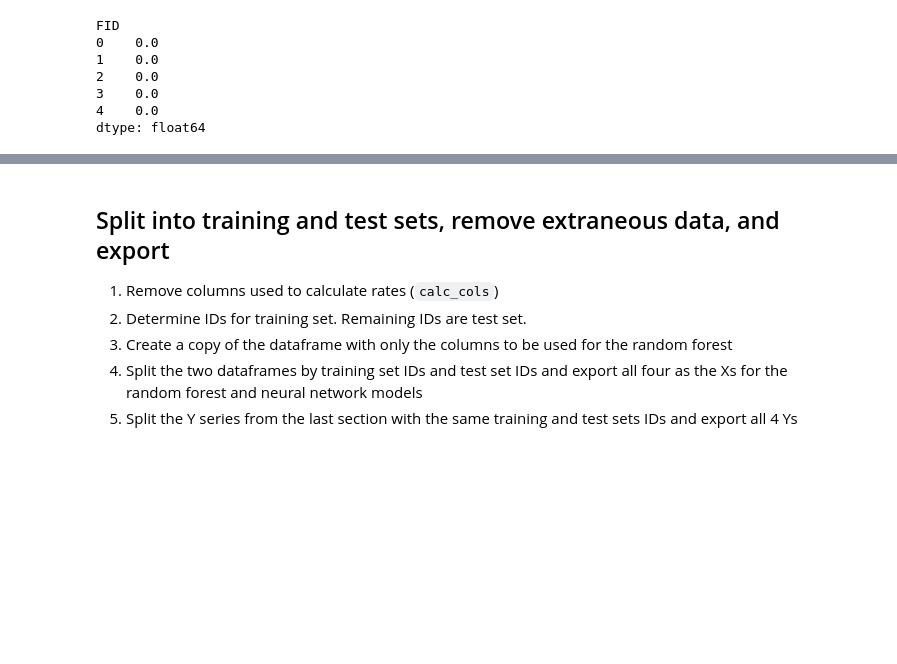
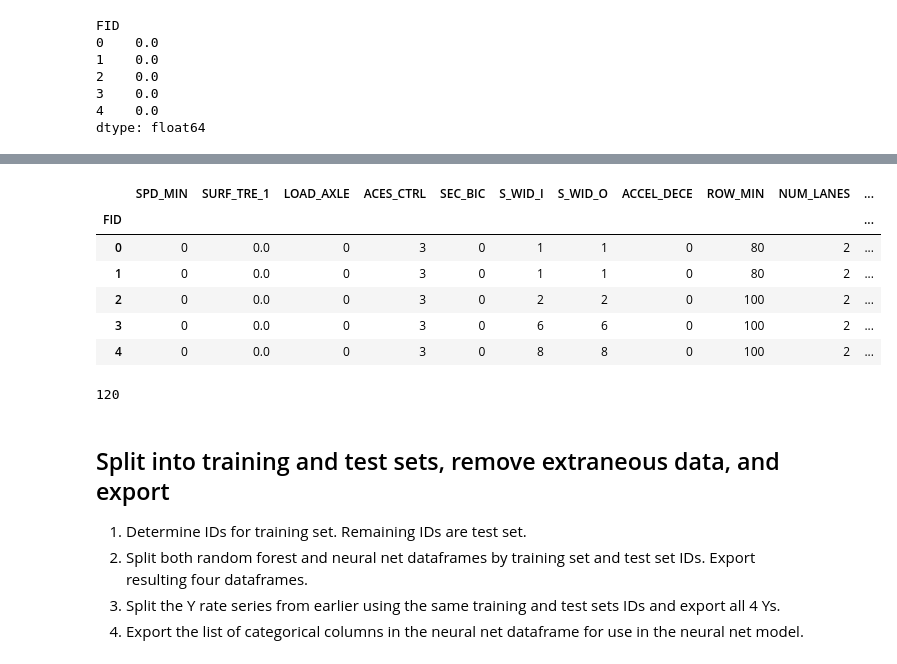
Before and after one commit to CarlinLiao/CrashByInfra, a Jupyter notebook: 1 data processing.ipynb, the cells around one changed output, grey strips where cells are left out. Saved outputs shown, nothing was run; the diff lists cells and outputs as text; code cells hidden in the pictures; blank space fills up the shorter version.

```diff
--- a/1 data processing.ipynb
+++ b/1 data processing.ipynb
@@ -209,6 +219,3 @@ df['ALT_SPD__1'].notnull().sum()
 5
 # %% [markdown]
 Again, we don't seem to get much information by including it (especially since we took `ALT_SPD_LM` out), so let's take it out of our analysis too.
-# %%
-df.drop('ALT_SPD__1', axis=1, inplace=True)
-keep_rf.remove('ALT_SPD__1')
@@ -275,3 +283,0 @@ Mainly we need to decide whether we want to keep this column with a lot of unkno
-# %%
-df['RT_TURN_LA'] = df['RT_TURN_LA'].fillna(0)
-df['RT_TURN_LA'].unique()
@@ -294,3 +299,0 @@ Just like before, a `NaN` should imply that either left turns are not permitted
-# %%
-df['LT_TURN_LA'] = df['LT_TURN_LA'].fillna(0)
-df['LT_TURN_LA'].unique()
@@ -352,17 +350,0 @@ Our random forest library requires that we convert categorical columns into seve
-# %%
-for col in to_one_hot:
-    if col in df.columns:
-        # make the one-hot columns
-        hots = pd.get_dummies(df[col], prefix=col)
-        df = pd.concat([df, hots], axis=1)
-        df.drop(col, axis=1, inplace=True)
-
-        # update the keep_rf and categorical sets with the new column names
-        if col in keep_rf:
-            keep_rf.remove(col)
-            keep_rf.update(hots.columns)
-        categoricals.remove(col)
-        categoricals.update(hots.columns)
-
-to_one_hot = set() # no more cols left to one_hot
-df.head()
@@ -405,10 +413,39 @@ dtype: float64
+# %%
+categoricals_rf = keep_rf.intersection(categoricals)
+
+for col in to_one_hot:
+    if col in dfrf.columns:
+        # make the one-hot columns
+        hots = pd.get_dummies(dfrf[col], prefix=col)
+        dfrf = pd.concat([dfrf, hots], axis=1)
+        dfrf.drop(col, axis=1, inplace=True)
+
+        # update the keep_rf and categorical sets with the new column names
+        keep_rf.remove(col)
+        keep_rf.update(hots.columns)
+        categoricals_rf.remove(col)
+        categoricals_rf.update(hots.columns)
+
+to_one_hot = set() # no more cols left to one_hot
+dfrf.head()
+# %% [output]
+|  | SPD_MIN | SURF_TRE_1 | LOAD_AXLE | ACES_CTRL | SEC_BIC | S_WID_I | S_WID_O | ACCEL_DECE | ROW_MIN | NUM_LANES | ... |
+| FID |  |  |  |  |  |  |  |  |  |  | ... |
+| 0 | 0 | 0.0 | 0 | 3 | 0 | 1 | 1 | 0 | 80 | 2 | ... |
+| 1 | 0 | 0.0 | 0 | 3 | 0 | 1 | 1 | 0 | 80 | 2 | ... |
+| 2 | 0 | 0.0 | 0 | 3 | 0 | 2 | 2 | 0 | 100 | 2 | ... |
+| 3 | 0 | 0.0 | 0 | 3 | 0 | 6 | 6 | 0 | 100 | 2 | ... |
+| 4 | 0 | 0.0 | 0 | 3 | 0 | 8 | 8 | 0 | 100 | 2 | ... |
+# %%
+len(dfrf.columns)
+# %% [output]
+120
 # %% [markdown]
 ## Split into training and test sets, remove extraneous data, and export
 
-1. Remove columns used to calculate rates (`calc_cols`)
-2. Determine IDs for training set. Remaining IDs are test set.
-3. Create a copy of the dataframe with only the columns to be used for the random forest
-4. Split the two dataframes by training set IDs and test set IDs and export all four as the Xs for the random forest and neural network models
-5. Split the Y series from the last section with the same training and test sets IDs and export all 4 Ys
+1. Determine IDs for training set. Remaining IDs are test set.
+2. Split both random forest and neural net dataframes by training set and test set IDs. Export resulting four dataframes.
+3. Split the Y rate series from earlier using the same training and test sets IDs and export all 4 Ys.
+4. Export the list of categorical columns in the neural net dataframe for use in the neural net model.
 # %%
 # 1.
```
Also changed, not shown: parts of 28 cells of this notebook, 1 other file.
